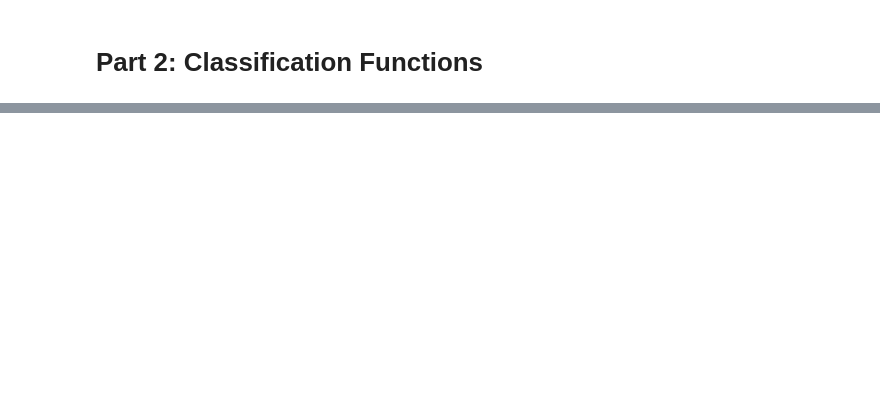
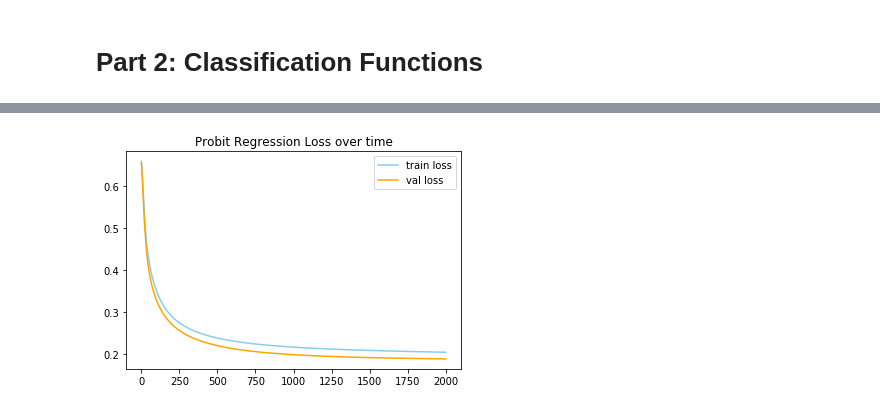
Before and after one commit to jeinson/CM_S19, a Jupyter notebook: Lab_4/Lab_4_answers.ipynb, the cells around one changed output, grey strips where cells are left out. Drawn from its saved outputs; the diff is of its cells as text; code cells hidden in the pictures; blank space fills up the shorter version.

```diff
--- a/Lab_4/Lab_4_answers.ipynb
+++ b/Lab_4/Lab_4_answers.ipynb
@@ -286,0 +188,26 @@ tensor([[ 1.],
+# %%
+epochs = 2000
+probitLossTrain = []
+probitLossVal = []
+for epoch in range(epochs):
+    #### your code here ####
+    # Estimate Y_hat with the current model
+
+    Y_hat = probitRegressionModel(X_train)
+
+    # Compute the loss
+    loss = lossFunction(Y_hat, Y_train)
+    probitLossTrain.append(loss.data.numpy())
+    # compute the validation loss and store it.
+    valLoss = lossFunction(probitRegressionModel(X_val), Y_val)
+    probitLossVal.append(valLoss.data.numpy())
+
+    # Compute the gradient of the loss
+    optimizer.zero_grad()
+    loss.backward()
+    optimizer.step()
+
+    if epoch % 100 == 0:
+        print("loss {}, val loss {}".format(np.round(loss.data.numpy(), decimals = 2),
+                                           np.round(valLoss.data.numpy(), decimals = 2)))
+    #### end your code ####
@@ -286,0 +235,8 @@ tensor([[ 1.],
+# %%
+plt.plot(probitLossTrain, color = "skyblue", label = "train loss")
+plt.plot(probitLossVal, color = 'orange', label = "val loss")
+plt.legend()
+plt.title("Probit Regression Loss over time")
+plt.show()
+# %% [output]
+[figure, added]
```
Also changed, not shown: parts of 42 cells of this notebook.
